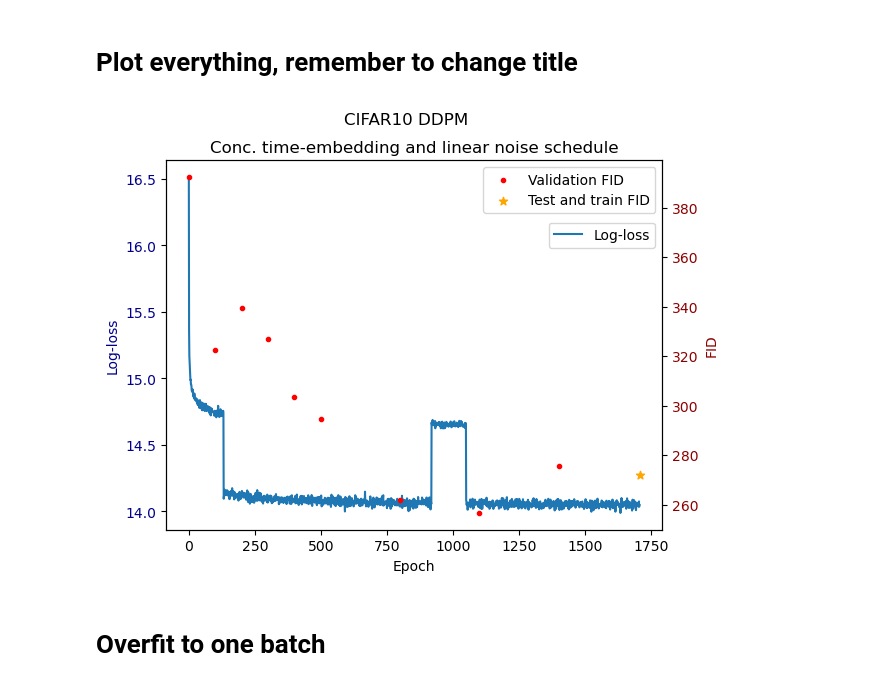
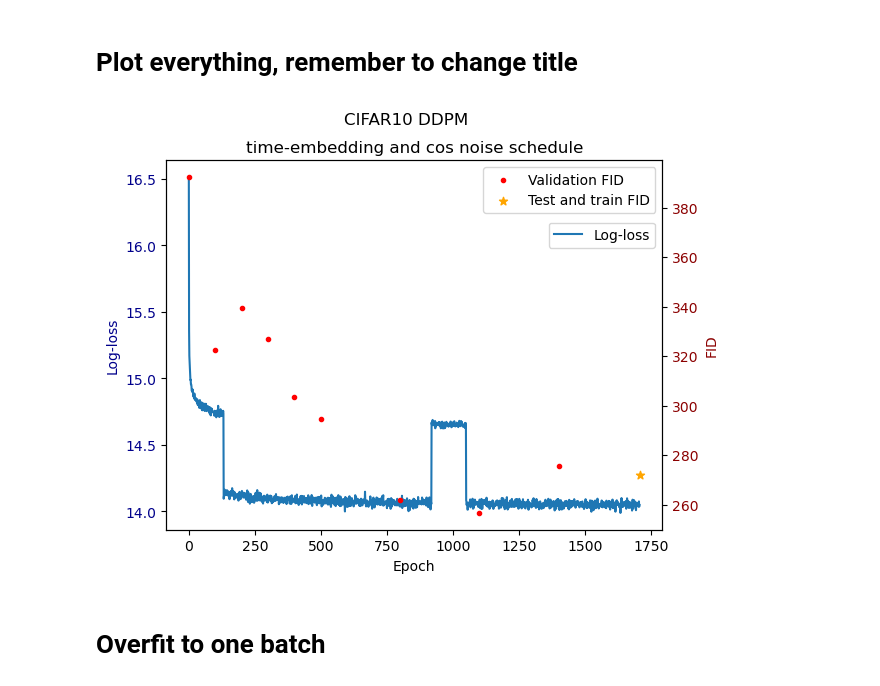
Before and after one commit to markus1573/Deep-learning-projekt, a Jupyter notebook: SmallCifarTest copy.ipynb, the cells around one changed output. Cells and saved outputs as stored; diff of their text form; code cells hidden in the pictures.

```diff
--- a/SmallCifarTest copy.ipynb
+++ b/SmallCifarTest copy.ipynb
@@ -514,35 +514,35 @@ with open("final_data_embedding/Test_scores", "r") as file:
     lines = [float(line.strip()) for line in lines]
     test_fid_scores = lines
 
 with open("final_data_embedding/Train_scores", "r") as file:
     lines = file.readlines()
     lines = [float(line.strip()) for line in lines]
     train_fid_scores = lines
 
 with open("final_data_embedding/Valid_scores", "r") as file:
     lines = file.readlines()
     lines = [float(line.strip()) for line in lines]
     validation_scores = lines
 epochs_valid_fid = [1, 100, 200, 300, 400, 500, 800, 1100, 1400]
 epochs_loss = list(range(1707))
 
 fig, ax1 = plt.subplots()
 plt.suptitle("CIFAR10 DDPM")
-plt.title("Conc. time-embedding and linear noise schedule")
+plt.title("time-embedding and cos noise schedule")
 ax1.plot(epochs_loss, np.log(np.array(all_epochs_loss)), label="Log-loss")
 ax1.set_xlabel('Epoch')
 ax1.set_ylabel('Log-loss', color='darkblue')
 ax1.tick_params(axis='y', labelcolor='darkblue')
 ax1.legend(loc="upper left", bbox_to_anchor=(0.757, 0.85))
 ax2 = ax1.twinx()
 ax2.scatter(epochs_valid_fid, validation_scores, color="red", marker=".", label="Validation FID")
 ax2.set_ylabel('FID', color='darkred')
 ax2.tick_params(axis='y', labelcolor='darkred')
 ax2.scatter([1707], test_fid_scores, label="Test and train FID", marker="*", color="orange")
 ax2.legend()
 plt.show()
 # %% [output]
-[figure, old version]
+[figure, new version]
 # %% [markdown]
 # Overfit to one batch
 # %%
```
